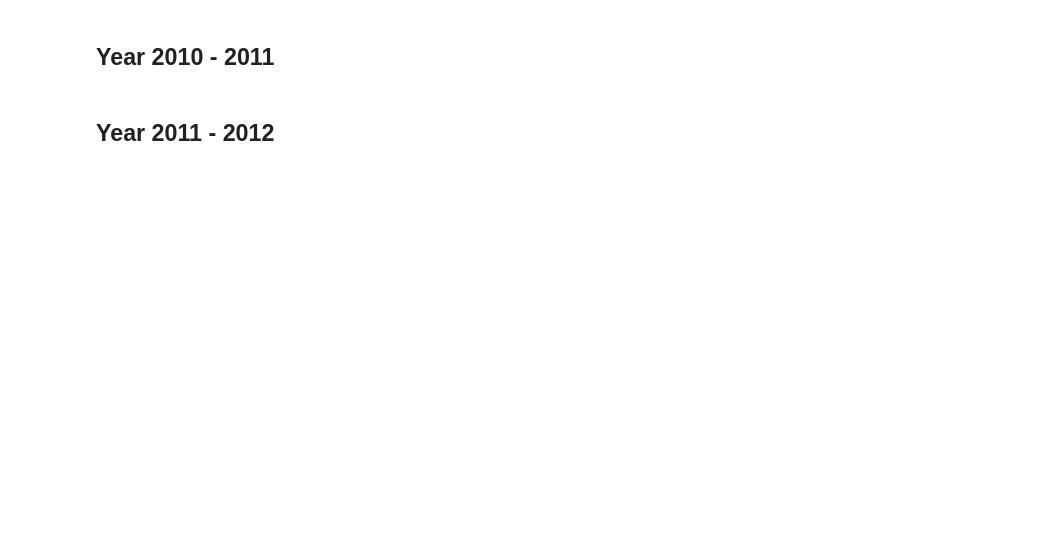
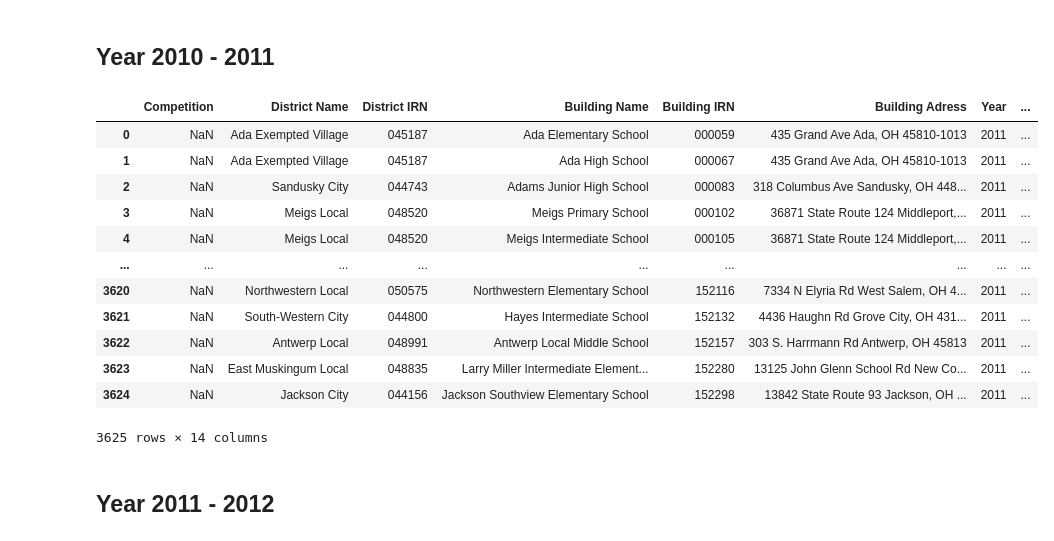
Before and after one commit to jdanninger/EdChoice, a Jupyter notebook: Clean_Data.ipynb, the cells around one changed output. Drawn from its saved outputs; the diff is of its cells as text; code cells hidden in the pictures; blank space fills up the shorter version.

```diff
--- a/Clean_Data.ipynb
+++ b/Clean_Data.ipynb
@@ -17,5 +107,50 @@ final_output
 # %% [markdown]
 ## Year 2010 - 2011
+# %%
+# Read data with correct types
+dtype_specification = {'Building IRN': str, 'District IRN': str, "Street address":str, 'City and Zip code':str}
+AY2011 = pd.read_excel('./2010-2011/1011_LRC_BUILDING.xls', dtype=dtype_specification)
+
+# Drop bad rows
+AY2011 = AY2011.dropna(subset=[AY2011.columns[0]])
+AY2011 = AY2011.dropna(subset=[AY2011.columns[1]])
+AY2011 = AY2011.dropna(subset=[AY2011.columns[2]])
+AY2011 = AY2011.dropna(subset=[AY2011.columns[3]])
+
+
+def clean2012(row):
+    new_row = ({
+        'District Name' : row[3],
+        'District IRN' : row[2],
+        'Building Name' : row[1],
+        'Building IRN' : row[0],
+        'Building Adress' : str(row[6])+ " "+str(row[7]),
+        'Year':2011,
+        'Preformance Index':row[94],
+        'School Type': row[10],
+        'AYP Met?' : row[101]
+    })
+    final_output.loc[len(final_output)] = new_row
+##    print(new_row)
+    return row
+
+
+AY2011 = AY2011.apply(clean2011, axis=1)
+final_output
+# %% [output]
+|  | Competition | District Name | District IRN | Building Name | Building IRN | Building Adress | Year | ... |
+| 0 | NaN | Ada Exempted Village | 045187 | Ada Elementary School | 000059 | 435 Grand Ave Ada, OH 45810-1013 | 2011 | ... |
+| 1 | NaN | Ada Exempted Village | 045187 | Ada High School | 000067 | 435 Grand Ave Ada, OH 45810-1013 | 2011 | ... |
+| 2 | NaN | Sandusky City | 044743 | Adams Junior High School | 000083 | 318 Columbus Ave Sandusky, OH 448... | 2011 | ... |
+| 3 | NaN | Meigs Local | 048520 | Meigs Primary School | 000102 | 36871 State Route 124 Middleport,... | 2011 | ... |
+| 4 | NaN | Meigs Local | 048520 | Meigs Intermediate School | 000105 | 36871 State Route 124 Middleport,... | 2011 | ... |
+| ... | ... | ... | ... | ... | ... | ... | ... | ... |
+| 3620 | NaN | Northwestern Local | 050575 | Northwestern Elementary School | 152116 | 7334 N Elyria Rd West Salem, OH 4... | 2011 | ... |
+| 3621 | NaN | South-Western City | 044800 | Hayes Intermediate School | 152132 | 4436 Haughn Rd Grove City, OH 431... | 2011 | ... |
+| 3622 | NaN | Antwerp Local | 048991 | Antwerp Local Middle School | 152157 | 303 S. Harrmann Rd Antwerp, OH 45813 | 2011 | ... |
+| 3623 | NaN | East Muskingum Local | 048835 | Larry Miller Intermediate Element... | 152280 | 13125 John Glenn School Rd New Co... | 2011 | ... |
+| 3624 | NaN | Jackson City | 044156 | Jackson Southview Elementary School | 152298 | 13842 State Route 93 Jackson, OH ... | 2011 | ... |
+3625 rows × 14 columns
 # %% [markdown]
 ## Year 2011 - 2012
 # %%
```
Also changed, not shown: parts of 8 cells of this notebook, 15 other files.
